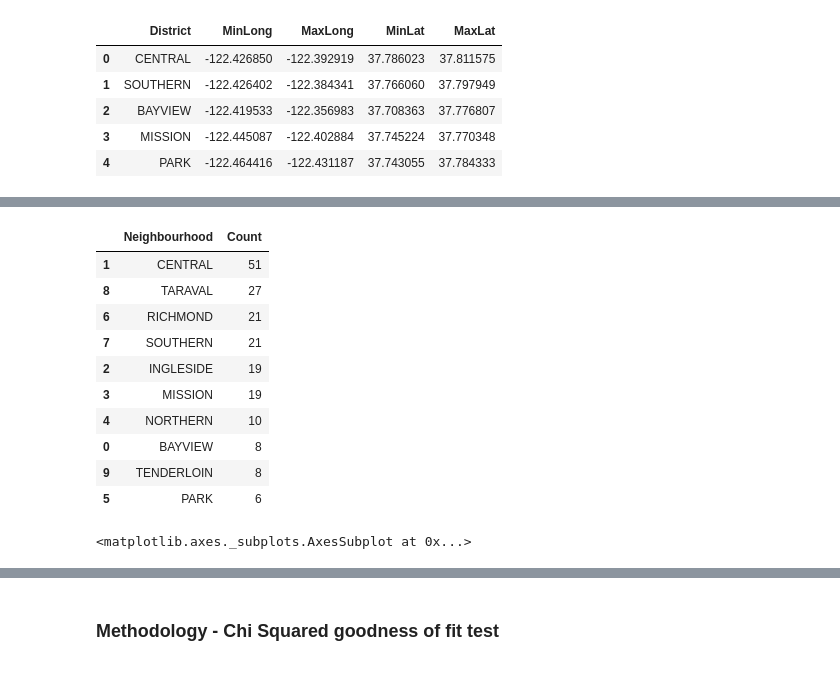
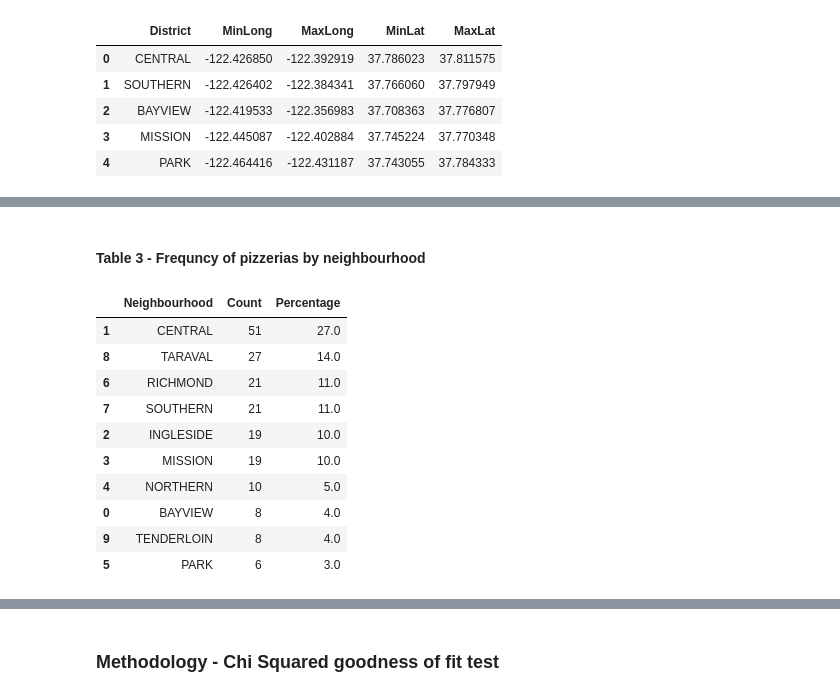
Before and after one commit to danielecarparo/Coursera_Capstone, a Jupyter notebook: Daniele Cap(raro)stone project.ipynb, the cells around one changed output, grey strips where cells are left out. Drawn from its saved outputs; the diff is of its cells as text; code cells hidden in the pictures.

```diff
--- a/Daniele Cap(raro)stone project.ipynb
+++ b/Daniele Cap(raro)stone project.ipynb
@@ -564,27 +564,29 @@ df.head(5)
 | 2 | 2660 San Bruno Ave | Pizza Place | US | San Francisco | United States | btwn Bacon & Burrows | 1733 | [2660 San Bruno Ave (btwn Bacon &... | 4c361c282c8020a107c38600 | ... |
 | 3 | 400 Valencia St | Pizza Place | US | San Francisco | United States | at 15th St | 5205 | [400 Valencia St (at 15th St), Sa... | 4537f9daf964a520c73b1fe3 | ... |
 | 4 | 300 Connecticut St | Pizza Place | US | San Francisco | United States | at 18th St | 3751 | [300 Connecticut St (at 18th St),... | 413e4b80f964a520521c1fe3 | ... |
+# %% [markdown]
+#### Table 3 - Frequncy of pizzerias by neighbourhood
 # %%
 df_San = df[['District','id']].groupby(['District']).count()
 df_San.reset_index(inplace=True)
 df_San.rename(columns={'District':'Neighbourhood','id':'Count'}, inplace=True)
 
 df_San.sort_values(by='Count', ascending=False, axis=0, inplace=True)
 
+Percentage = df_San['Count']/df_San['Count'].sum()
+
+df_San['Percentage'] = (Percentage*100).round(0)
+
 df_San
 # %% [output]
-|  | Neighbourhood | Count |
-| 1 | CENTRAL | 51 |
-| 8 | TARAVAL | 27 |
-| 6 | RICHMOND | 21 |
-| 7 | SOUTHERN | 21 |
-| 2 | INGLESIDE | 19 |
-| 3 | MISSION | 19 |
-| 4 | NORTHERN | 10 |
-| 0 | BAYVIEW | 8 |
-| 9 | TENDERLOIN | 8 |
-| 5 | PARK | 6 |
+|  | Neighbourhood | Count | Percentage |
+| 1 | CENTRAL | 51 | 27.0 |
+| 8 | TARAVAL | 27 | 14.0 |
+| 6 | RICHMOND | 21 | 11.0 |
+| 7 | SOUTHERN | 21 | 11.0 |
+| 2 | INGLESIDE | 19 | 10.0 |
+| 3 | MISSION | 19 | 10.0 |
+| 4 | NORTHERN | 10 | 5.0 |
+| 0 | BAYVIEW | 8 | 4.0 |
+| 9 | TENDERLOIN | 8 | 4.0 |
+| 5 | PARK | 6 | 3.0 |
-# %%
-df_San.plot(kind='bar')
-# %% [output]
-<matplotlib.axes._subplots.AxesSubplot at 0x...>
```
Also changed, not shown: parts of 4 cells of this notebook.
